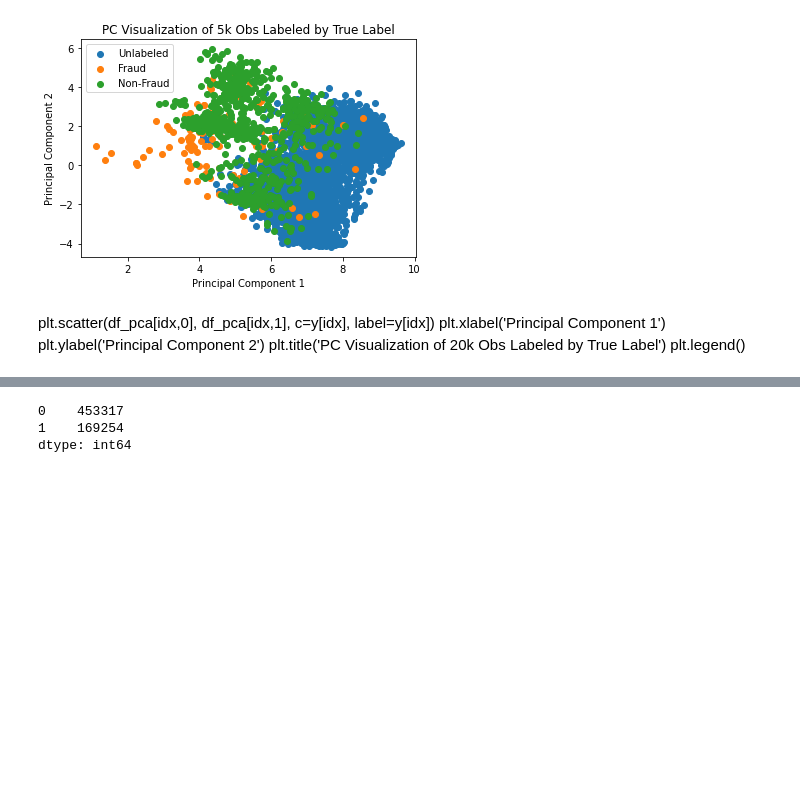
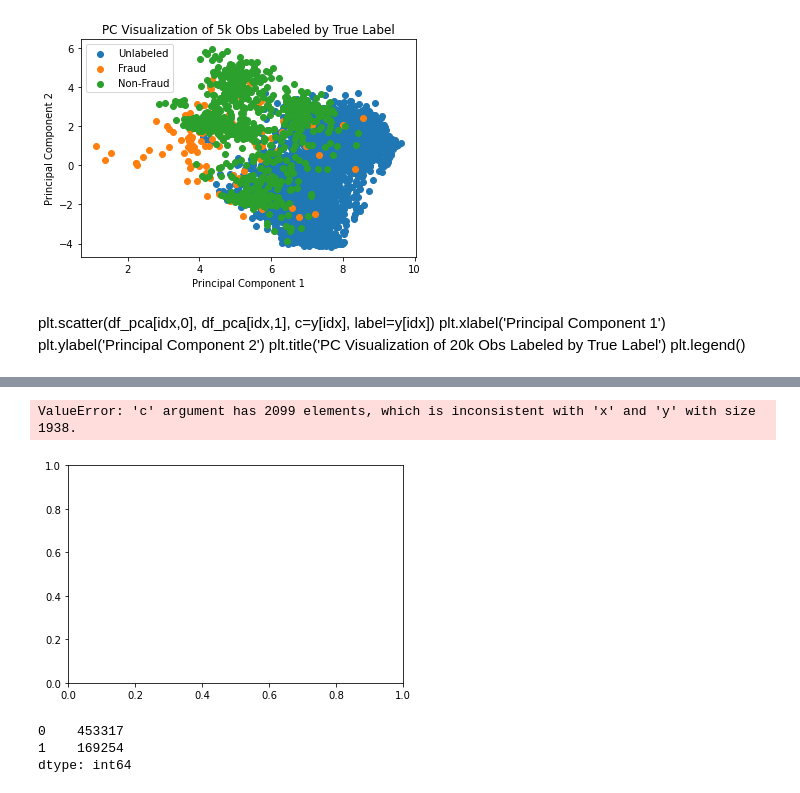
Before and after one commit to robertjprior/Fraud_SSL, a Jupyter notebook: OMSA Core Project - TRANSDUCTIVE LEARNING.ipynb, the cells around one changed output, grey strips where cells are left out. Drawn from its saved outputs; the diff is of its cells as text; code cells hidden in the pictures; blank space fills up the shorter version.

```diff
--- a/OMSA Core Project - TRANSDUCTIVE LEARNING.ipynb
+++ b/OMSA Core Project - TRANSDUCTIVE LEARNING.ipynb
@@ -1148,3 +1166,24 @@ Text(0.5, 1.0, 'PC Visualization of 5k Obs Labeled by KMeans Clustering Results'
+# %%
+plt.scatter(df_pca[idx,0][c1 & unlabeled], df_pca[idx,1][c1 & unlabeled], c=df_cluster_assignments[idx][c1], marker ='.' , label="Unlabeled")
+plt.scatter(df_pca[idx,0][c1 & positive_fraud], df_pca[idx,1][c1 & positive_fraud], c=df_cluster_assignments[idx][c1], marker ='v', label="Fraud")
+plt.scatter(df_pca[idx,0][c1 & negative_fraud], df_pca[idx,1][c1 & negative_fraud], c=df_cluster_assignments[idx][c1], marker ='+', label="Non-Fraud")
+
+plt.scatter(df_pca[idx,0][c2 & unlabeled], df_pca[idx,1][c2 & unlabeled], c=df_cluster_assignments[idx][c2], marker ='.' ,label="Unlabeled")
+plt.scatter(df_pca[idx,0][c2 & positive_fraud], df_pca[idx,1][c2 & positive_fraud], c=df_cluster_assignments[idx][c2], marker ='v' ,label="Fraud")
+plt.scatter(df_pca[idx,0][c2 & negative_fraud], df_pca[idx,1][c2 & negative_fraud], c=df_cluster_assignments[idx][c2], marker ='+' ,label="Non-Fraud")
+
+plt.scatter(df_pca[idx,0][c3 & unlabeled], df_pca[idx,1][c3 & unlabeled], c=df_cluster_assignments[idx][c3], marker ='.' ,label="Unlabeled")
+plt.scatter(df_pca[idx,0][c3 & positive_fraud], df_pca[idx,1][c3 & positive_fraud], c=df_cluster_assignments[idx][c3], marker ='v',label="Fraud")
+plt.scatter(df_pca[idx,0][c3 & negative_fraud], df_pca[idx,1][c3 & negative_fraud], c=df_cluster_assignments[idx][c3], marker ='+', label="Non-Fraud")
+
+
+plt.xlabel('Principal Component 1')
+plt.ylabel('Principal Component 2')
+plt.title('PC Visualization of 5k Obs Labeled by KMeans Clustering Results')
+#.legend()
+# %% [output]
+ValueError: 'c' argument has 2099 elements, which is inconsistent with 'x' and 'y' with size 1938.
+[figure, added]
 # %%
 pd.DataFrame(y_isvm).value_counts()
 # %% [output]
```
Also changed, not shown: parts of 6 cells of this notebook.
